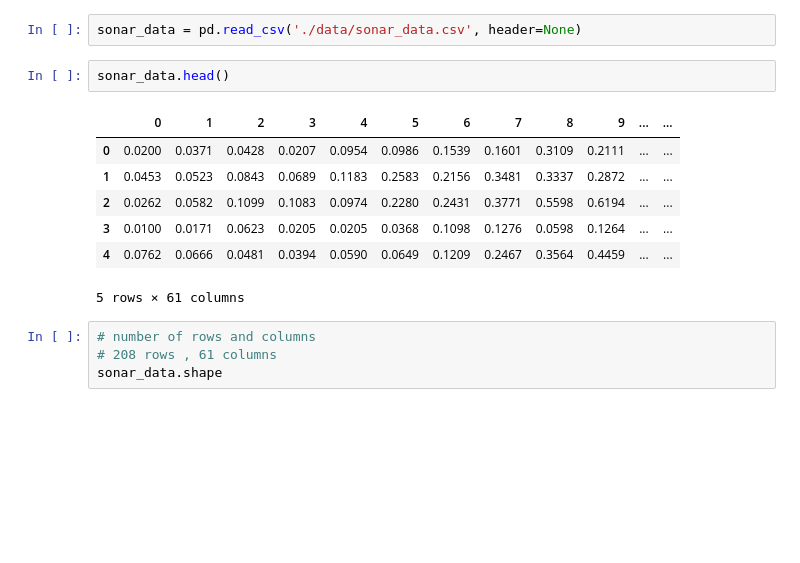
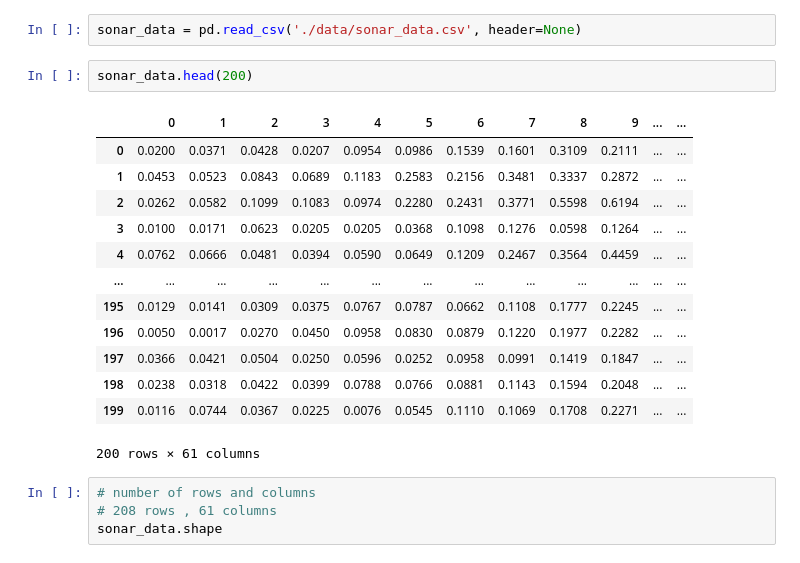
Before and after one commit to breaker01/ml_foundations, a Jupyter notebook: projects/SONAR Rock vs Mine Prediction with Python/Rock vs Mine Prediction.ipynb, the cells around one changed output. Drawn from its saved outputs; the diff is of its cells as text; blank space fills up the shorter version.

```diff
--- a/projects/SONAR Rock vs Mine Prediction with Python/Rock vs Mine Prediction.ipynb
+++ b/projects/SONAR Rock vs Mine Prediction with Python/Rock vs Mine Prediction.ipynb
@@ -16,15 +16,21 @@ Import data and convert it into dataframe
 # %%
 sonar_data = pd.read_csv('./data/sonar_data.csv', header=None)
 # %%
-sonar_data.head()
+sonar_data.head(200)
 # %% [output]
 |  | 0 | 1 | 2 | 3 | 4 | 5 | 6 | 7 | 8 | 9 | ... | ... |
 | 0 | 0.0200 | 0.0371 | 0.0428 | 0.0207 | 0.0954 | 0.0986 | 0.1539 | 0.1601 | 0.3109 | 0.2111 | ... | ... |
 | 1 | 0.0453 | 0.0523 | 0.0843 | 0.0689 | 0.1183 | 0.2583 | 0.2156 | 0.3481 | 0.3337 | 0.2872 | ... | ... |
 | 2 | 0.0262 | 0.0582 | 0.1099 | 0.1083 | 0.0974 | 0.2280 | 0.2431 | 0.3771 | 0.5598 | 0.6194 | ... | ... |
 | 3 | 0.0100 | 0.0171 | 0.0623 | 0.0205 | 0.0205 | 0.0368 | 0.1098 | 0.1276 | 0.0598 | 0.1264 | ... | ... |
 | 4 | 0.0762 | 0.0666 | 0.0481 | 0.0394 | 0.0590 | 0.0649 | 0.1209 | 0.2467 | 0.3564 | 0.4459 | ... | ... |
+| ... | ... | ... | ... | ... | ... | ... | ... | ... | ... | ... | ... | ... |
+| 195 | 0.0129 | 0.0141 | 0.0309 | 0.0375 | 0.0767 | 0.0787 | 0.0662 | 0.1108 | 0.1777 | 0.2245 | ... | ... |
+| 196 | 0.0050 | 0.0017 | 0.0270 | 0.0450 | 0.0958 | 0.0830 | 0.0879 | 0.1220 | 0.1977 | 0.2282 | ... | ... |
+| 197 | 0.0366 | 0.0421 | 0.0504 | 0.0250 | 0.0596 | 0.0252 | 0.0958 | 0.0991 | 0.1419 | 0.1847 | ... | ... |
+| 198 | 0.0238 | 0.0318 | 0.0422 | 0.0399 | 0.0788 | 0.0766 | 0.0881 | 0.1143 | 0.1594 | 0.2048 | ... | ... |
+| 199 | 0.0116 | 0.0744 | 0.0367 | 0.0225 | 0.0076 | 0.0545 | 0.1110 | 0.1069 | 0.1708 | 0.2271 | ... | ... |
-5 rows × 61 columns
+200 rows × 61 columns
 # %%
 # number of rows and columns
 # 208 rows , 61 columns
```
Also changed, not shown: parts of 11 cells of this notebook.
